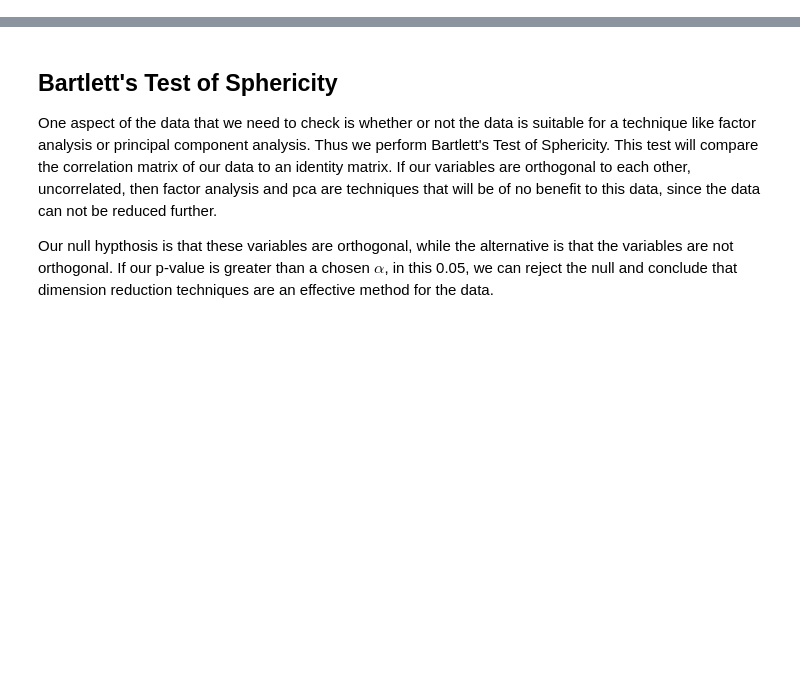
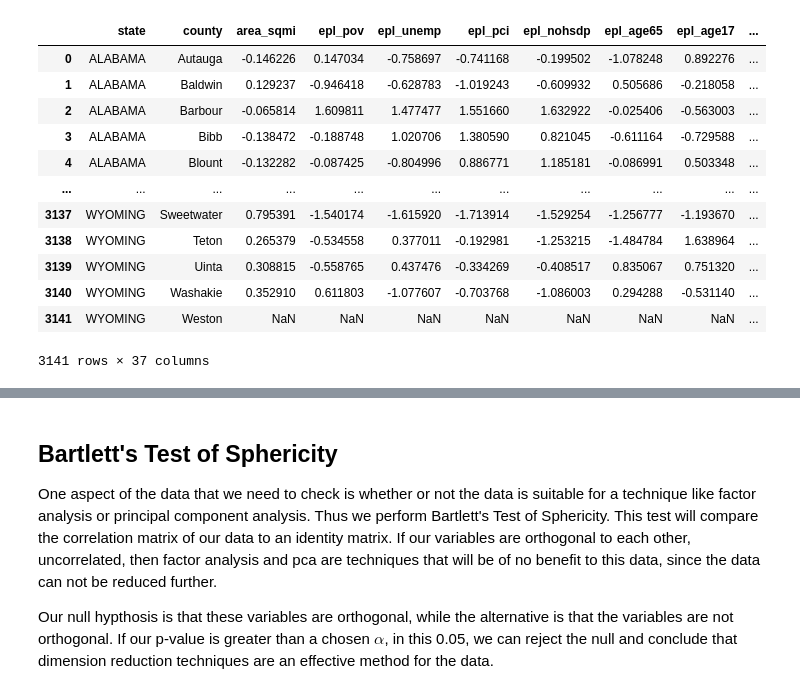
Before and after one commit to gspiga/STA160, a Jupyter notebook: Final Project/Factor Analysis.ipynb, the cells around one changed output, grey strips where cells are left out. Drawn from its saved outputs; the diff is of its cells as text; code cells hidden in the pictures; blank space fills up the shorter version.

```diff
--- a/Final Project/Factor Analysis.ipynb
+++ b/Final Project/Factor Analysis.ipynb
@@ -24,0 +77,26 @@ data
+# %%
+### Standardize Data
+X_numerical = data.iloc[:, 2:18]
+list_numerical = X_numerical.columns
+
+# Standardize the features
+scalar = StandardScaler()
+df = data
+df[list_numerical] = pd.DataFrame(
+    scalar.fit_transform(df[list_numerical])
+)  # scaling the data
+df
+# %% [output]
+|  | state | county | area_sqmi | epl_pov | epl_unemp | epl_pci | epl_nohsdp | epl_age65 | epl_age17 | ... |
+| 0 | ALABAMA | Autauga | -0.146226 | 0.147034 | -0.758697 | -0.741168 | -0.199502 | -1.078248 | 0.892276 | ... |
+| 1 | ALABAMA | Baldwin | 0.129237 | -0.946418 | -0.628783 | -1.019243 | -0.609932 | 0.505686 | -0.218058 | ... |
+| 2 | ALABAMA | Barbour | -0.065814 | 1.609811 | 1.477477 | 1.551660 | 1.632922 | -0.025406 | -0.563003 | ... |
+| 3 | ALABAMA | Bibb | -0.138472 | -0.188748 | 1.020706 | 1.380590 | 0.821045 | -0.611164 | -0.729588 | ... |
+| 4 | ALABAMA | Blount | -0.132282 | -0.087425 | -0.804996 | 0.886771 | 1.185181 | -0.086991 | 0.503348 | ... |
+| ... | ... | ... | ... | ... | ... | ... | ... | ... | ... | ... |
+| 3137 | WYOMING | Sweetwater | 0.795391 | -1.540174 | -1.615920 | -1.713914 | -1.529254 | -1.256777 | -1.193670 | ... |
+| 3138 | WYOMING | Teton | 0.265379 | -0.534558 | 0.377011 | -0.192981 | -1.253215 | -1.484784 | 1.638964 | ... |
+| 3139 | WYOMING | Uinta | 0.308815 | -0.558765 | 0.437476 | -0.334269 | -0.408517 | 0.835067 | 0.751320 | ... |
+| 3140 | WYOMING | Washakie | 0.352910 | 0.611803 | -1.077607 | -0.703768 | -1.086003 | 0.294288 | -0.531140 | ... |
+| 3141 | WYOMING | Weston | NaN | NaN | NaN | NaN | NaN | NaN | NaN | ... |
+3141 rows × 37 columns
```
Also changed, not shown: parts of 17 cells of this notebook.
